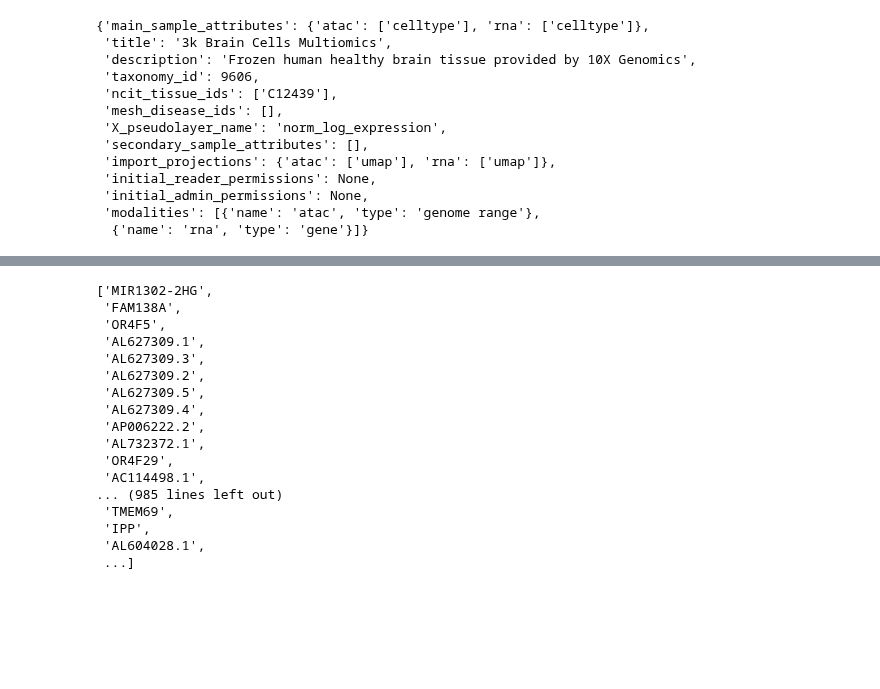
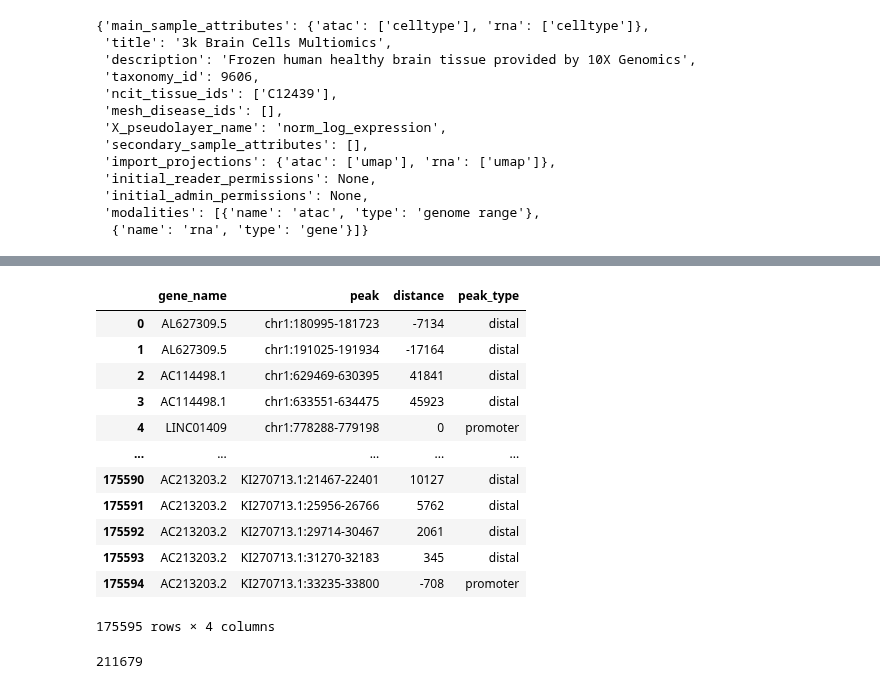
Before and after one commit to Bayer-Group/cellenium, a Jupyter notebook: data_import/public_data/3k_brain_cells.ipynb, the cells around one changed output, grey strips where cells are left out. Drawn from its saved outputs; the diff is of its cells as text; code cells hidden in the pictures; blank space fills up the shorter version.

```diff
--- a/data_import/public_data/3k_brain_cells.ipynb
+++ b/data_import/public_data/3k_brain_cells.ipynb
@@ -232,13 +226,0 @@ ac.tl.rank_peaks_groups(atac, 'celltype', method='t-test')
-# %%
-result = atac.uns['rank_genes_groups']
-groups = result['names'].dtype.names
-
-try:
-    pd.set_option("max_columns", 50)
-except:
-    # https://pandas.pydata.org/pandas-docs/stable/user_guide/options.html
-    pd.set_option("display.max_columns", 50)
-
-pd.DataFrame(
-    {group + '_' + key[:1]: result[key][group]
-    for group in groups for key in ['names', 'genes', 'pvals']}).head(10)
@@ -462,20 +388,23 @@ data_genes_df
-# %%
-rna.var.index.tolist()
-# %% [output]
-['MIR1302-2HG',
- 'FAM138A',
- 'OR4F5',
- 'AL627309.1',
- 'AL627309.3',
- 'AL627309.2',
- 'AL627309.5',
- 'AL627309.4',
- 'AP006222.2',
- 'AL732372.1',
- 'OR4F29',
- 'AC114498.1',
-... (985 lines left out)
- 'TMEM69',
- 'IPP',
- 'AL604028.1',
- ...]
+# %%
+study_id = 1
+data = atac.copy()
+metadata = mdata.uns['cellenium']
+# %%
+data.uns['atac']['peak_annotation'].reset_index()
+
+#[['peak', 'gene']].rename(
+#    columns={'peak': 'genomic_range'})
+# %% [output]
+|  | gene_name | peak | distance | peak_type |
+| 0 | AL627309.5 | chr1:180995-181723 | -7134 | distal |
+| 1 | AL627309.5 | chr1:191025-191934 | -17164 | distal |
+| 2 | AC114498.1 | chr1:629469-630395 | 41841 | distal |
+| 3 | AC114498.1 | chr1:633551-634475 | 45923 | distal |
+| 4 | LINC01409 | chr1:778288-779198 | 0 | promoter |
+| ... | ... | ... | ... | ... |
+| 175590 | AC213203.2 | KI270713.1:21467-22401 | 10127 | distal |
+| 175591 | AC213203.2 | KI270713.1:25956-26766 | 5762 | distal |
+| 175592 | AC213203.2 | KI270713.1:29714-30467 | 2061 | distal |
+| 175593 | AC213203.2 | KI270713.1:31270-32183 | 345 | distal |
+| 175594 | AC213203.2 | KI270713.1:33235-33800 | -708 | promoter |
+175595 rows × 4 columns
@@ -481,0 +444,4 @@ rna.var.index.tolist()
+# %%
+max_id
+# %% [output]
+211679
```
Also changed, not shown: parts of 32 cells of this notebook, 2 other files.
